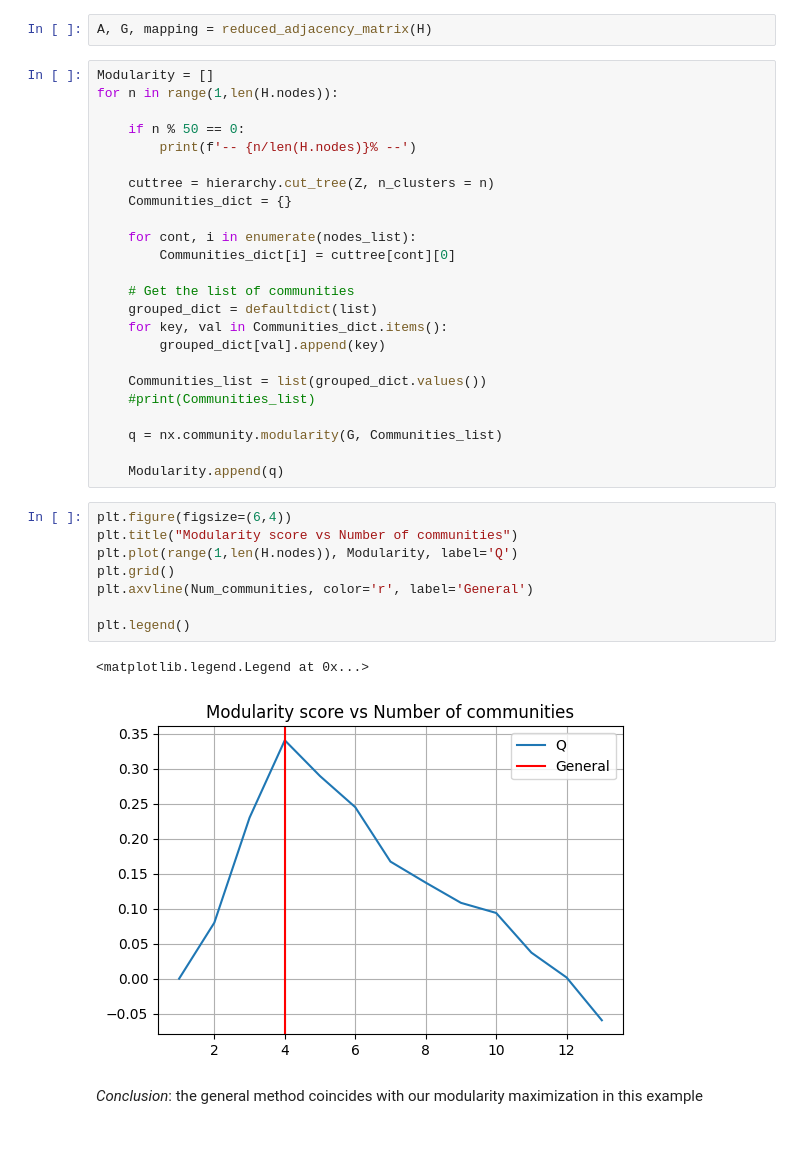
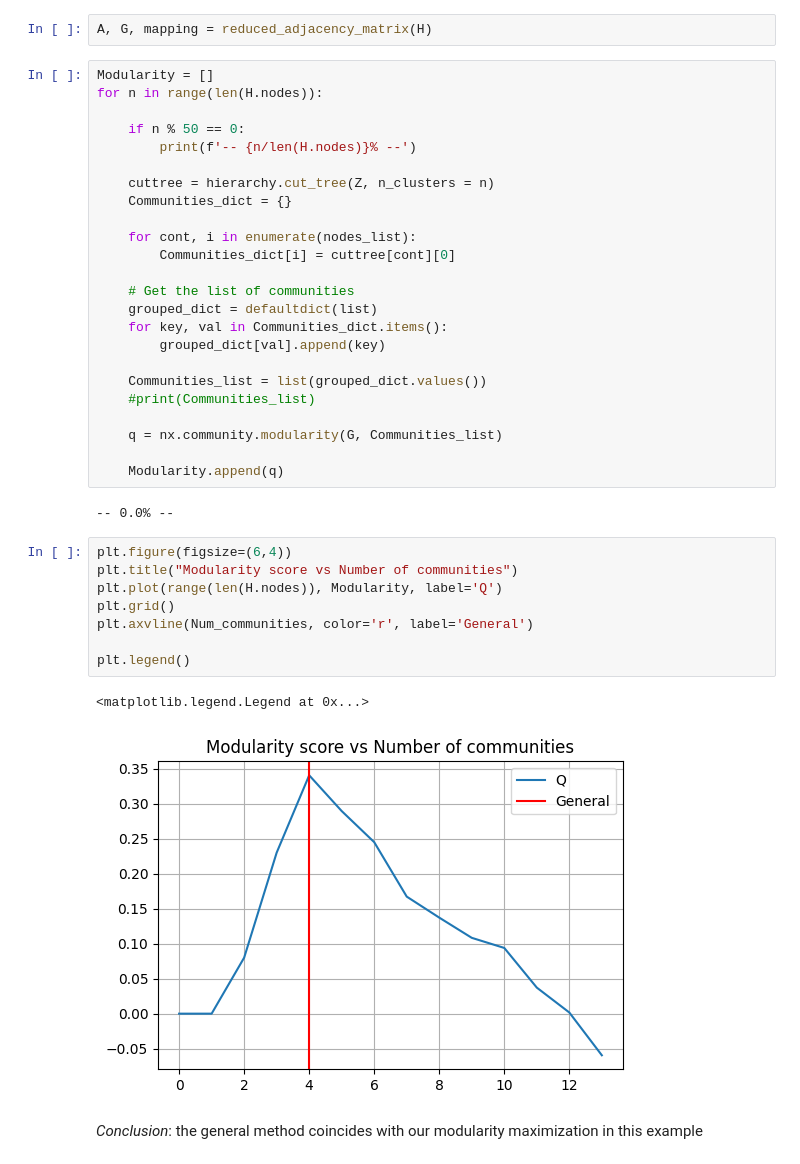
Before and after one commit to LaComarca-Lab/HyperGraph-Communities, a Jupyter notebook: ToyModel.ipynb, the cells around one changed output. Saved outputs shown, nothing was run; the diff lists cells and outputs as text.

```diff
--- a/ToyModel.ipynb
+++ b/ToyModel.ipynb
@@ -78,7 +78,7 @@ print(Communities_list)
 A, G, mapping = reduced_adjacency_matrix(H)
 # %%
 Modularity = []
-for n in range(1,len(H.nodes)):
+for n in range(len(H.nodes)):
 
     if n % 50 == 0:
         print(f'-- {n/len(H.nodes)}% --')
@@ -100,17 +100,19 @@ for n in range(1,len(H.nodes)):
     q = nx.community.modularity(G, Communities_list)
 
     Modularity.append(q)
+# %% [output]
+-- 0.0% --
 # %%
 plt.figure(figsize=(6,4))
 plt.title("Modularity score vs Number of communities")
-plt.plot(range(1,len(H.nodes)), Modularity, label='Q')
+plt.plot(range(len(H.nodes)), Modularity, label='Q')
 plt.grid()
 plt.axvline(Num_communities, color='r', label='General')
 
 plt.legend()
 # %% [output]
 <matplotlib.legend.Legend at 0x...>
-[figure, old version]
+[figure, new version]
 # %% [markdown]
 *Conclusion*: the general method coincides with our modularity maximization in this example
 # %%
```
Also changed, not shown: parts of 3 cells of this notebook, 2 other files.
